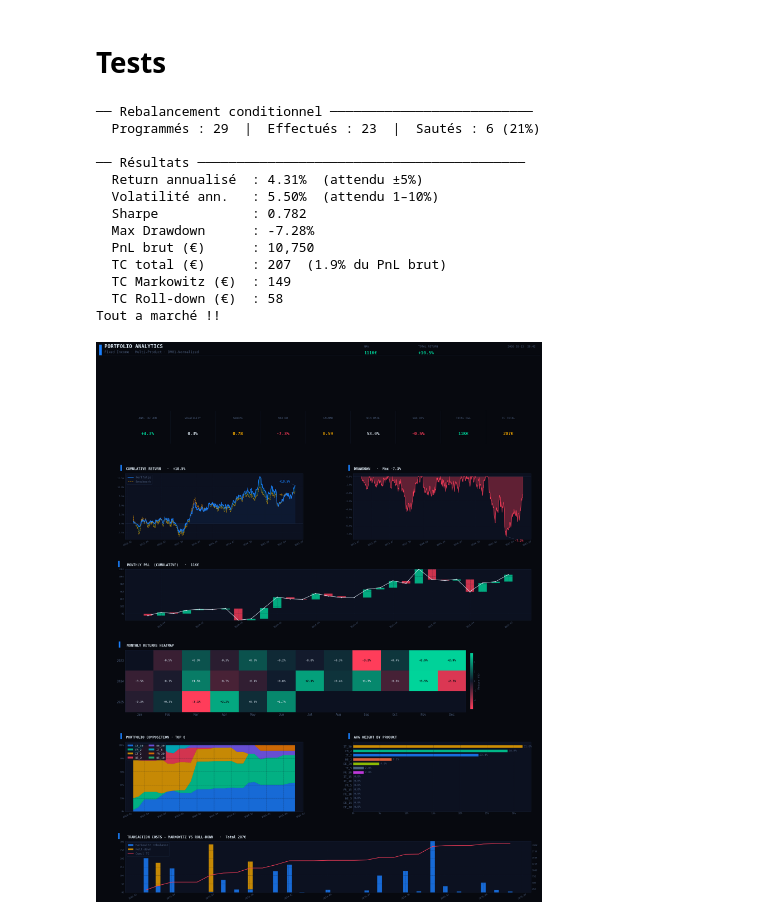
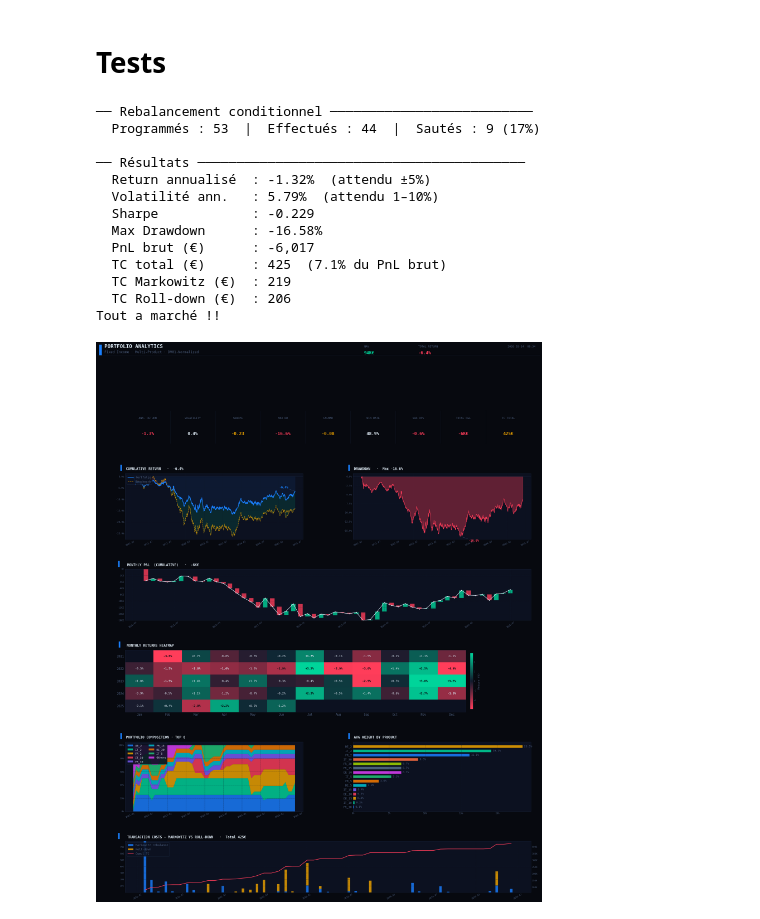
Before and after one commit to pradosth0/Markowitz_based_portfolio_allocation, a Jupyter notebook: pf_V2.ipynb, the cells around one changed output. Saved outputs shown, nothing was run; the diff lists cells and outputs as text; code cells hidden in the pictures.

```diff
--- a/pf_V2.ipynb
+++ b/pf_V2.ipynb
@@ -1357,10 +1337,10 @@ class Portfolio:
 # %%
-date = "2021-01-01"
+date = "2024-01-01"
 
 
-pf = Portfolio(long, date, benchmark="ew", long_only=True,lamb=1, tc_gamma=0.1 )
+pf = Portfolio(long, date, benchmark="ew", long_only=True,lamb=0.01, tc_gamma=1000 )
 #print(pf.returns)
-w = pf.process()
+w = pf.process(carry_weight=0.5)
 #print(pf.mean_returns)
 print(w)
 # %% [output]
@@ -1581,7 +1560,7 @@ class TimeSeriesPortfolio:
     # =========================================================================
     # generate_portfolios
     # =========================================================================
-    def generate_portfolios(self):
+    def generate_portfolios(self, carry_weight=0.5):
         if self.rebalance_dates is None or self.all_dates is None:
             self.generate_rebalance_dates()
 
@@ -1648,7 +1627,7 @@ class TimeSeriesPortfolio:
                     delta             = self.delta,
                     tc_gamma          = self.tc_gamma,
                 )
-                w_df          = pf.process()
+                w_df          = pf.process(carry_weight=carry_weight)
                 new_positions = pf.positions
                 rolls_done    = pf.rolls_done
 
@@ -1870,48 +1849,42 @@ from dashboard import PortfolioDashboardVisualizer
 # %%
 start_date = "2021-01-01"
 end_date   = "2025-06-10"
 
 
 tspf = TimeSeriesPortfolio(
     data=long,
-    start_date="2023-01-01",
+    start_date="2021-01-01",
     end_date="2025-06-10",
     rebalance_freq="ME",
     dv01_ref=dv01_ref,
     long_only=True,
-    lamb=2, # 0.2
-    tc_gamma=15000 #12000 intensité des coûts dans l’optimisation
+    lamb=0.01, # 0.2
+    tc_gamma=1500 #12000 intensité des coûts dans l’optimisation
     #initial_weights= df_weights["weight"]
 )
 
-"""
-long_only=False,
-    lamb=0.01, # 0.45
-    span=60, # 15
-    tc_gamma=1200
-    """
 
 tspf.generate_portfolios()
 
 viz = PortfolioDashboardVisualizer(ts_portfolio=tspf)
 #viz.plot_dashboard(save_path="dashboard.png", dpi=100)
 
 fig = viz.plot_dashboard()
 # %% [output]
 ── Rebalancement conditionnel ──────────────────────────
-  Programmés : 29  |  Effectués : 23  |  Sautés : 6 (21%)
+  Programmés : 53  |  Effectués : 44  |  Sautés : 9 (17%)
 
 ── Résultats ──────────────────────────────────────────
-  Return annualisé  : 4.31%  (attendu ±5%)
-  Volatilité ann.   : 5.50%  (attendu 1–10%)
-  Sharpe            : 0.782
-  Max Drawdown      : -7.28%
-  PnL brut (€)      : 10,750
-  TC total (€)      : 207  (1.9% du PnL brut)
-  TC Markowitz (€)  : 149
-  TC Roll-down (€)  : 58
+  Return annualisé  : -1.32%  (attendu ±5%)
+  Volatilité ann.   : 5.79%  (attendu 1–10%)
+  Sharpe            : -0.229
+  Max Drawdown      : -16.58%
+  PnL brut (€)      : -6,017
+  TC total (€)      : 425  (7.1% du PnL brut)
+  TC Markowitz (€)  : 219
+  TC Roll-down (€)  : 206
 Tout a marché !!
-[figure, old version]
+[figure, new version]
 # %%
 from joblib import Parallel, delayed
 import itertools
```
Also changed, not shown: parts of 5 cells of this notebook.
